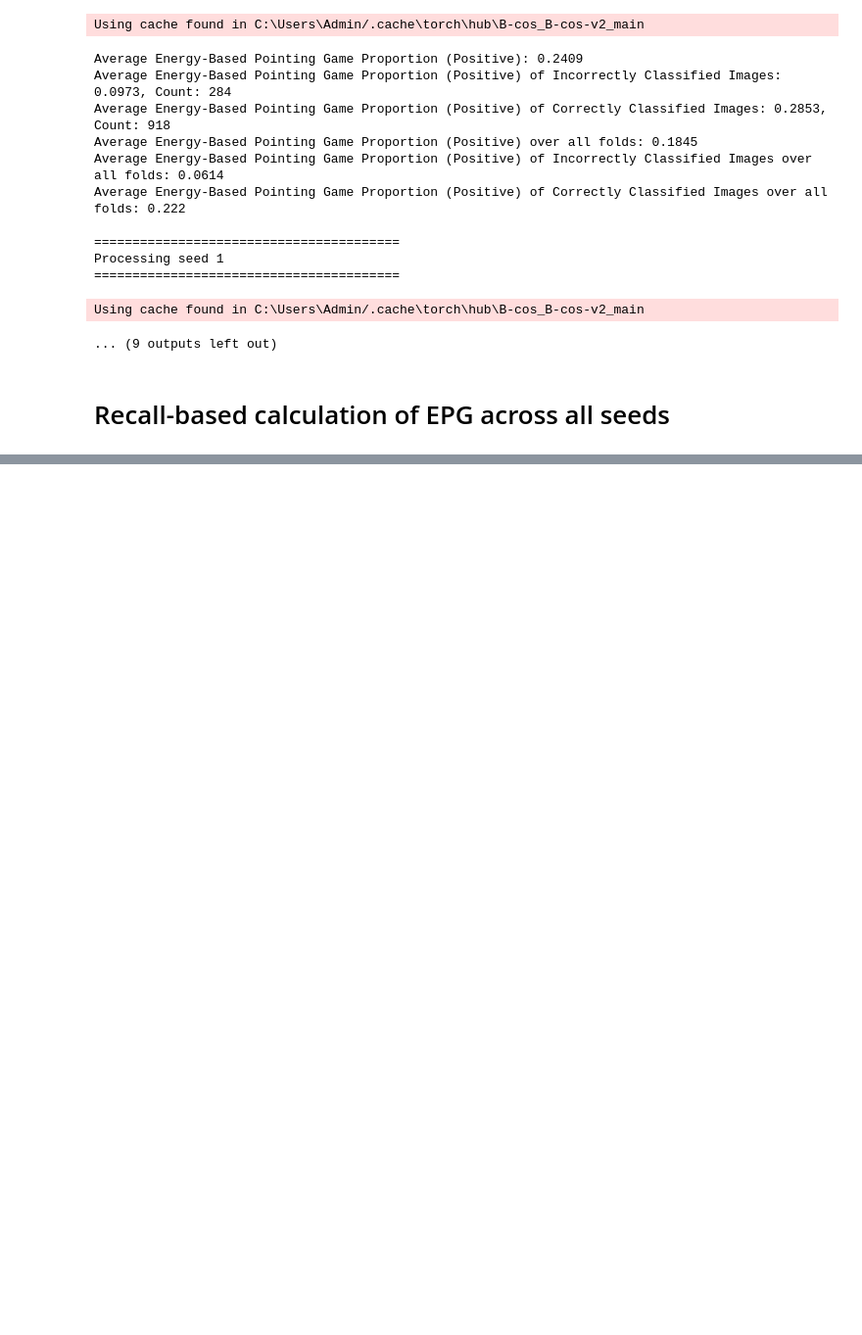
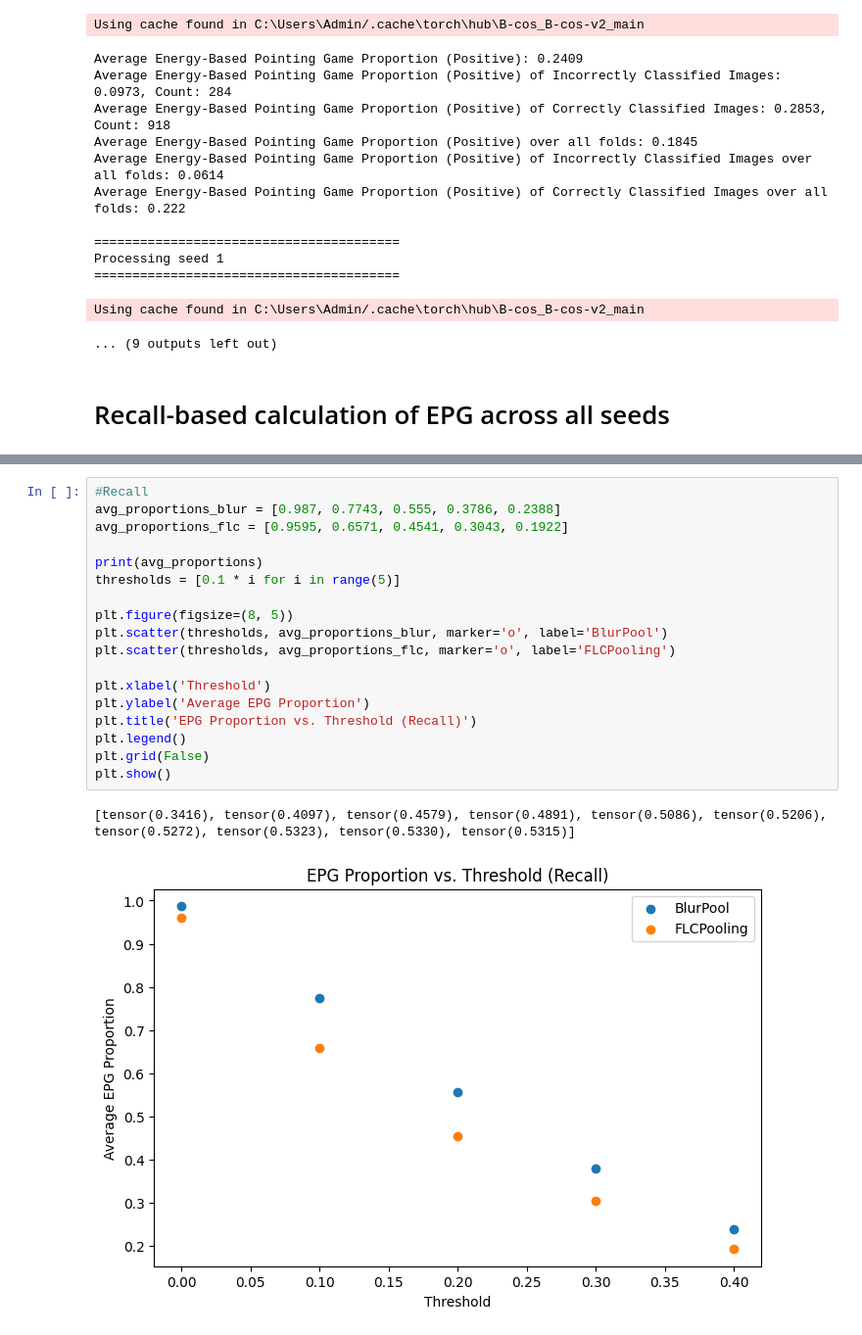
Before and after one commit to mkleinma/Master-Thesis-Medical, a Jupyter notebook: Pneumonia/evaluation/Calculate Energy-based Pointing Game.ipynb, the cells around one changed output, grey strips where cells are left out. Shown at 98% size. Drawn from its saved outputs; the diff is of its cells as text; blank space fills up the shorter version.

```diff
--- a/Pneumonia/evaluation/Calculate Energy-based Pointing Game.ipynb
+++ b/Pneumonia/evaluation/Calculate Energy-based Pointing Game.ipynb
@@ -1494,0 +1952,21 @@ Using cache found in C:\Users\Admin/.cache\torch\hub\B-cos_B-cos-v2_main
+# %%
+#Recall
+avg_proportions_blur = [0.987, 0.7743, 0.555, 0.3786, 0.2388]
+avg_proportions_flc = [0.9595, 0.6571, 0.4541, 0.3043, 0.1922]
+
+print(avg_proportions)
+thresholds = [0.1 * i for i in range(5)]
+
+plt.figure(figsize=(8, 5))
+plt.scatter(thresholds, avg_proportions_blur, marker='o', label='BlurPool')
+plt.scatter(thresholds, avg_proportions_flc, marker='o', label='FLCPooling')
+
+plt.xlabel('Threshold')
+plt.ylabel('Average EPG Proportion')
+plt.title('EPG Proportion vs. Threshold (Recall)')
+plt.legend()
+plt.grid(False)
+plt.show()
+# %% [output]
+[tensor(0.3416), tensor(0.4097), tensor(0.4579), tensor(0.4891), tensor(0.5086), tensor(0.5206), tensor(0.5272), tensor(0.5323), tensor(0.5330), tensor(0.5315)]
+[figure, added]
```
Also changed, not shown: parts of 10 cells of this notebook, 6 other files.
